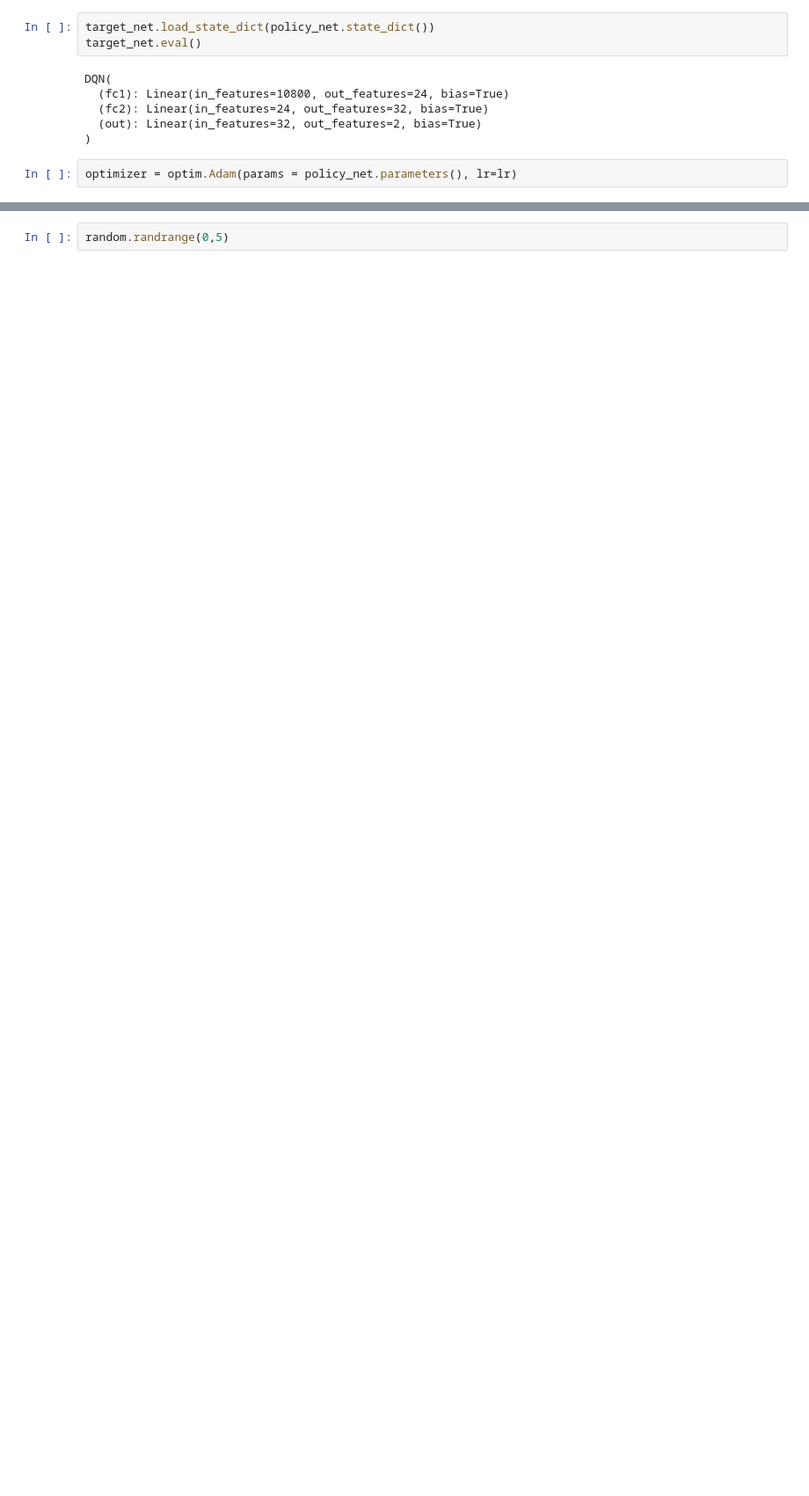
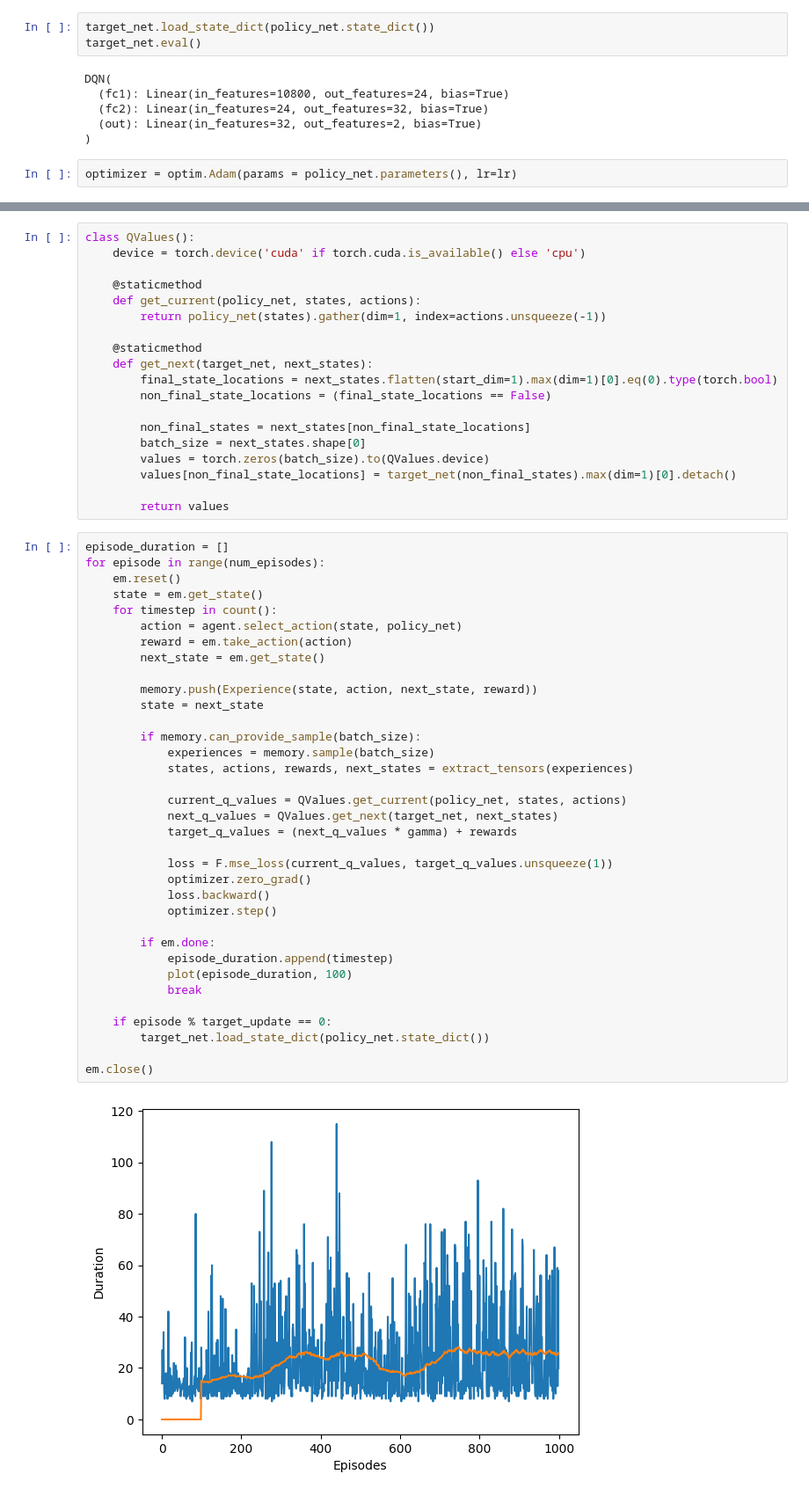
Before and after one commit to rickhall2000/ai, a Jupyter notebook: rl_and_deep_rl_python/CartPole.ipynb, the cells around one changed output, grey strips where cells are left out. Shown: that part at 88% size. Drawn from its saved outputs; the diff is of its cells as text; blank space fills up the shorter version.

```diff
--- a/rl_and_deep_rl_python/CartPole.ipynb
+++ b/rl_and_deep_rl_python/CartPole.ipynb
@@ -307,2 +245,56 @@ def extract_tensors(experiences):
 # %%
-random.randrange(0,5)
+class QValues():
+    device = torch.device('cuda' if torch.cuda.is_available() else 'cpu')
+
+    @staticmethod
+    def get_current(policy_net, states, actions):
+        return policy_net(states).gather(dim=1, index=actions.unsqueeze(-1))
+
+    @staticmethod
+    def get_next(target_net, next_states):
+        final_state_locations = next_states.flatten(start_dim=1).max(dim=1)[0].eq(0).type(torch.bool)
+        non_final_state_locations = (final_state_locations == False)
+
+        non_final_states = next_states[non_final_state_locations]
+        batch_size = next_states.shape[0]
+        values = torch.zeros(batch_size).to(QValues.device)
+        values[non_final_state_locations] = target_net(non_final_states).max(dim=1)[0].detach()
+
+        return values
+# %%
+episode_duration = []
+for episode in range(num_episodes):
+    em.reset()
+    state = em.get_state()
+    for timestep in count():
+        action = agent.select_action(state, policy_net)
+        reward = em.take_action(action)
+        next_state = em.get_state()
+
+        memory.push(Experience(state, action, next_state, reward))
+        state = next_state
+
+        if memory.can_provide_sample(batch_size):
+            experiences = memory.sample(batch_size)
+            states, actions, rewards, next_states = extract_tensors(experiences)
+
+            current_q_values = QValues.get_current(policy_net, states, actions)
+            next_q_values = QValues.get_next(target_net, next_states)
+            target_q_values = (next_q_values * gamma) + rewards
+
+            loss = F.mse_loss(current_q_values, target_q_values.unsqueeze(1))
+            optimizer.zero_grad()
+            loss.backward()
+            optimizer.step()
+
+        if em.done:
+            episode_duration.append(timestep)
+            plot(episode_duration, 100)
+            break
+
+    if episode % target_update == 0:
+        target_net.load_state_dict(policy_net.state_dict())
+
+em.close()
+# %% [output]
+[figure, added]
```
Also changed, not shown: parts of 15 cells of this notebook.
